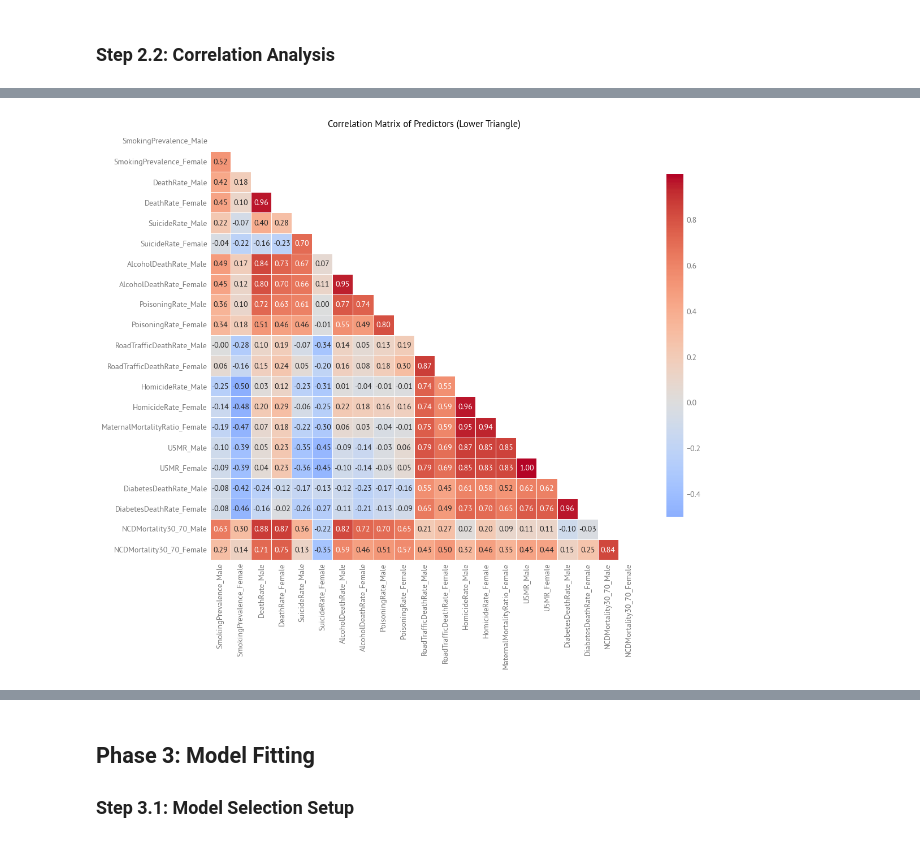
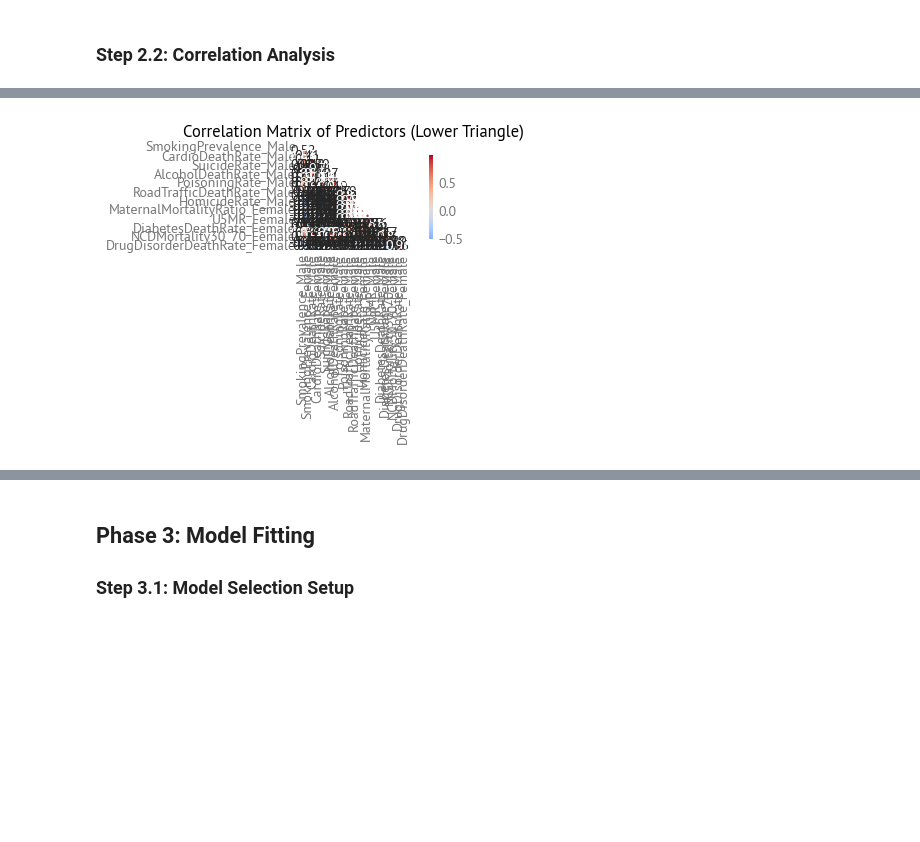
Before and after one commit to AllenDowney/EqualityWEF, a Jupyter notebook: HALE/hale.ipynb, the cells around one changed output, grey strips where cells are left out. Drawn from its saved outputs; the diff is of its cells as text; code cells hidden in the pictures; blank space fills up the shorter version.

Commit message:
Adding IHME indicators

```diff
--- a/HALE/hale.ipynb
+++ b/HALE/hale.ipynb
@@ -879,0 +1119,9 @@ plot_distributions(ncdmort_recent)
+# %%
+filename_male = '../data/ihme_cardiovascular_deaths_male.csv'
+filename_female = '../data/ihme_cardiovascular_deaths_female.csv'
+cardiovascular_ihme, years = load_ihme_indicator(
+    filename_male, filename_female,
+    value_col_name='CardioDeathRate',
+    indicator_code='IHME_CARDIOVASCULAR',
+    indicator_name='Cardiovascular diseases, death rate per 100,000'
+)
@@ -879,0 +1142,4 @@ plot_distributions(ncdmort_recent)
+# %%
+col = 'CardioDeathRate'
+year = years[-1]
+cardiovascular_ihme_gap, cardiovascular_ihme_recent = summarize_gap(cardiovascular_ihme, col)
@@ -960,7 +1232,7 @@ analysis_df = hale_oecd[['HALE_Years_Male', 'HALE_Years_Female', 'HALE_gap']].co
 # Gap columns are perfectly collinear with male/female columns
 predictor_dfs = {
     'SmokingPrevalence': get_oecd(smoking_recent),
-    'CardioDeathRate': get_oecd(cardio_recent),  # Cardiovascular
+    'CardioDeathRate': get_oecd(cardiovascular_ihme_recent),
     'SuicideRate': get_oecd(suicide_recent),
     'AlcoholDeathRate': get_oecd(alcohol_recent),
     'PoisoningRate': get_oecd(poison_recent),
@@ -968,10 +1240,7 @@ predictor_dfs = {
     'HomicideRate': get_oecd(homicide_recent),
     'MaternalMortalityRatio': get_oecd(maternal_recent),
     'U5MR': get_oecd(u5mr_recent),
-    'DiabetesDeathRate': get_oecd(diabetes_recent),
+    'DiabetesDeathRate': get_oecd(diabetes_ihme_recent),
     'NCDMortality30_70': get_oecd(ncdmort_recent),
+    'DrugDisorderDeathRate': get_oecd(drug_disorders_recent),
 }
-# %%
-for name, df in predictor_dfs.items():
-    year_counts = df['Year'].value_counts()
-    print(name, year_counts)
@@ -1222,15 +1492,13 @@ correlation_matrix
 # %%
 # Visualize correlation matrix as heatmap
 import seaborn as sns
 
-plt.figure(figsize=(12, 10))
 mask = np.triu(np.ones_like(correlation_matrix, dtype=bool))  # Mask upper triangle
 sns.heatmap(correlation_matrix, mask=mask, annot=True, fmt='.2f', cmap='coolwarm',
             center=0, square=True, linewidths=0.5, cbar_kws={"shrink": 0.8})
 decorate(title='Correlation Matrix of Predictors (Lower Triangle)')
-plt.tight_layout()
 # %% [output]
-[figure, old version]
+[figure, new version]
 # %%
 # Identify highly correlated predictor pairs (|correlation| > 0.7)
 high_corr_pairs = []
```
Also changed, not shown: parts of 79 cells of this notebook, 2 other files.
